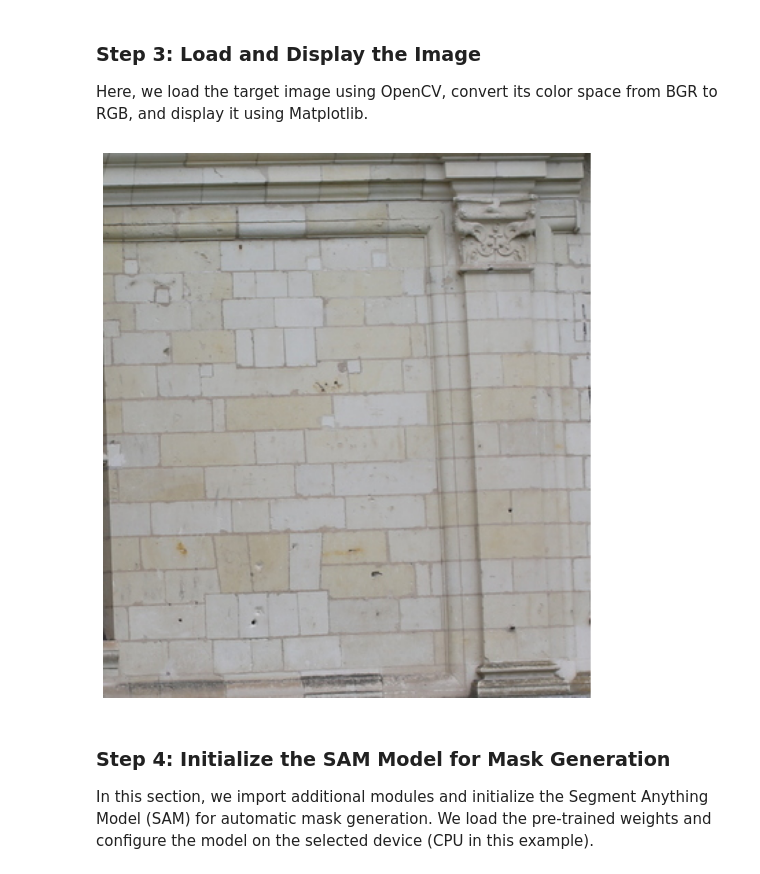
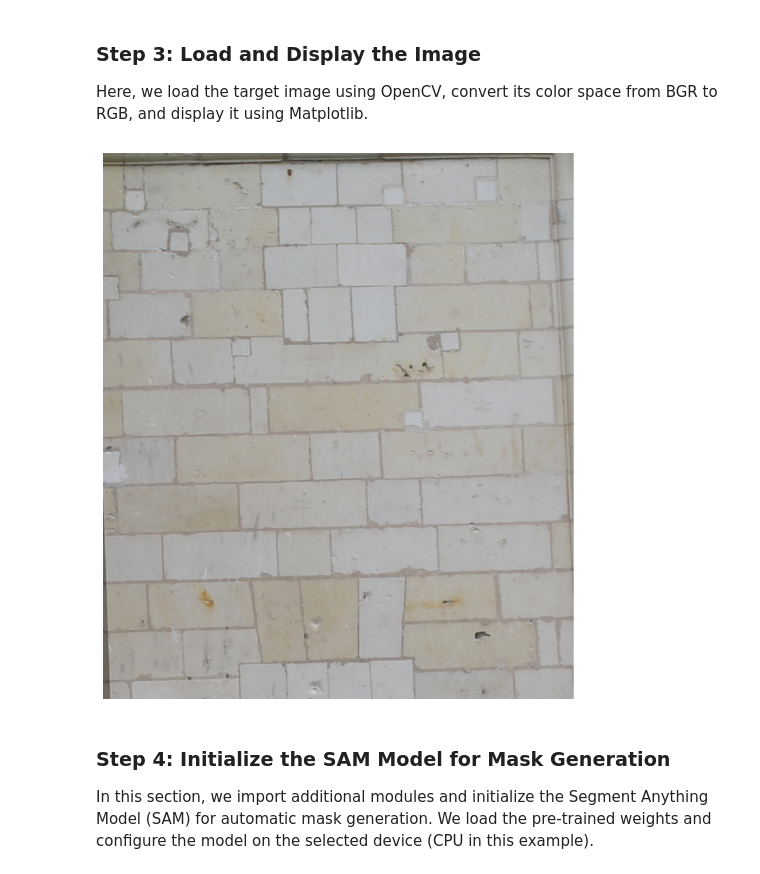
Before and after one commit to jean-hy/chambord-castle-stone-segmentation, a Jupyter notebook: notebooks/automatic_mask_generator.ipynb, the cells around one changed output. Cells and saved outputs as stored; diff of their text form; code cells hidden in the pictures.

```diff
--- a/notebooks/automatic_mask_generator.ipynb
+++ b/notebooks/automatic_mask_generator.ipynb
@@ -42,14 +60,14 @@ def show_anns(anns):
 
 Here, we load the target image using OpenCV, convert its color space from BGR to RGB, and display it using Matplotlib.
 # %%
-image = cv2.imread('../data/refined/FSE-stones/FSE_35_001-stones.jpg')
+image = cv2.imread('../data/refined/img-stones/FSE_35_001.jpg')
 image = cv2.cvtColor(image, cv2.COLOR_BGR2RGB)
 plt.figure(figsize=(10,10))
 plt.imshow(image)
 plt.axis('off')
 plt.show()
 # %% [output]
-[figure, old version]
+[figure, new version]
 # %% [markdown]
 ### Step 4: Initialize the SAM Model for Mask Generation
 
```
Also changed, not shown: parts of 11 cells of this notebook, 16 other files.
